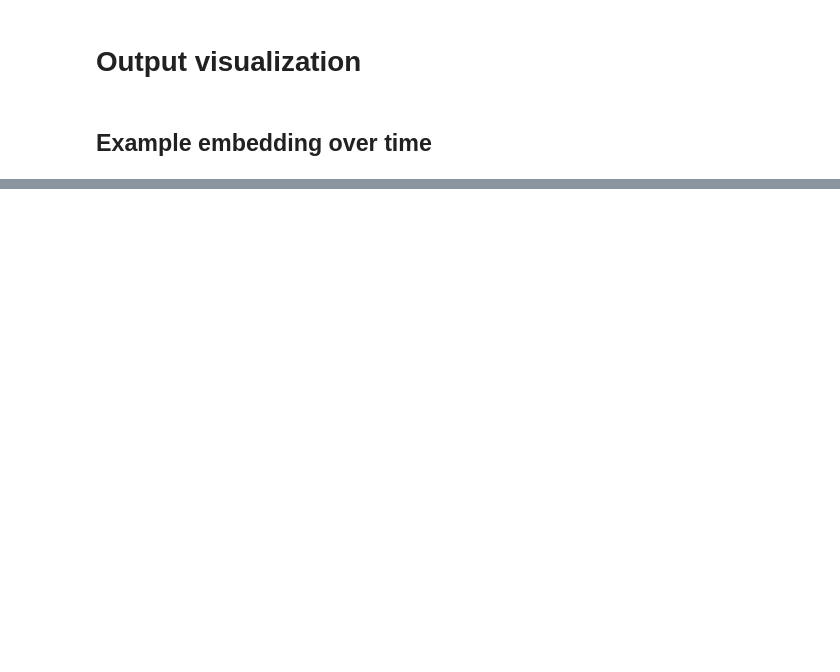
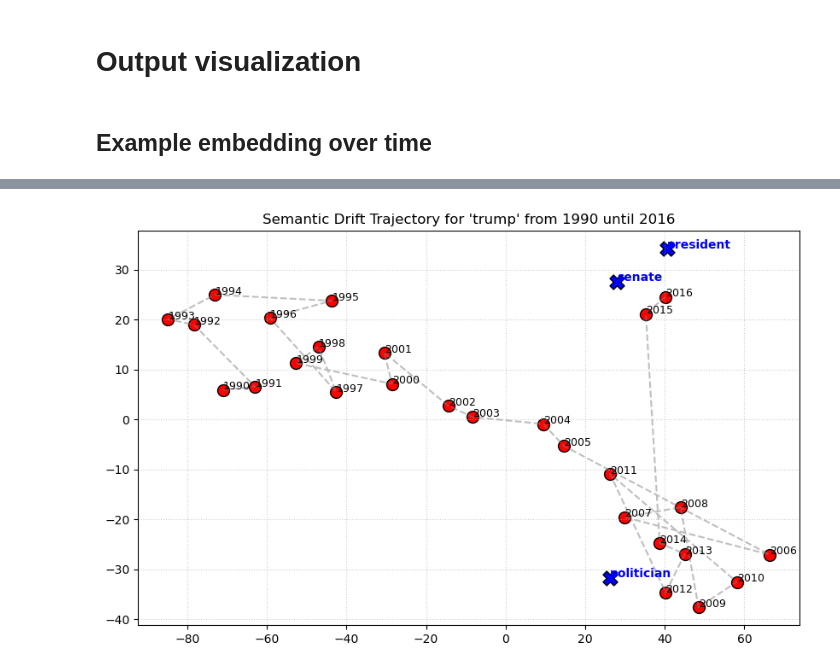
Before and after one commit to MarkusStefan/Semantic-Embedding-Evolution, a Jupyter notebook: notebooks/reproduction.ipynb, the cells around one changed output, grey strips where cells are left out. Saved outputs shown, nothing was run; the diff lists cells and outputs as text; code cells hidden in the pictures; blank space fills up the shorter version.

```diff
--- a/notebooks/reproduction.ipynb
+++ b/notebooks/reproduction.ipynb
@@ -204,0 +257,4 @@ plt.show()
+# %%
+plot_word_embedding_trajectory("trump", new_meaning=["president", "senate", "politician"])
+# %% [output]
+[figure, added]
```
Also changed, not shown: parts of 26 cells of this notebook.
